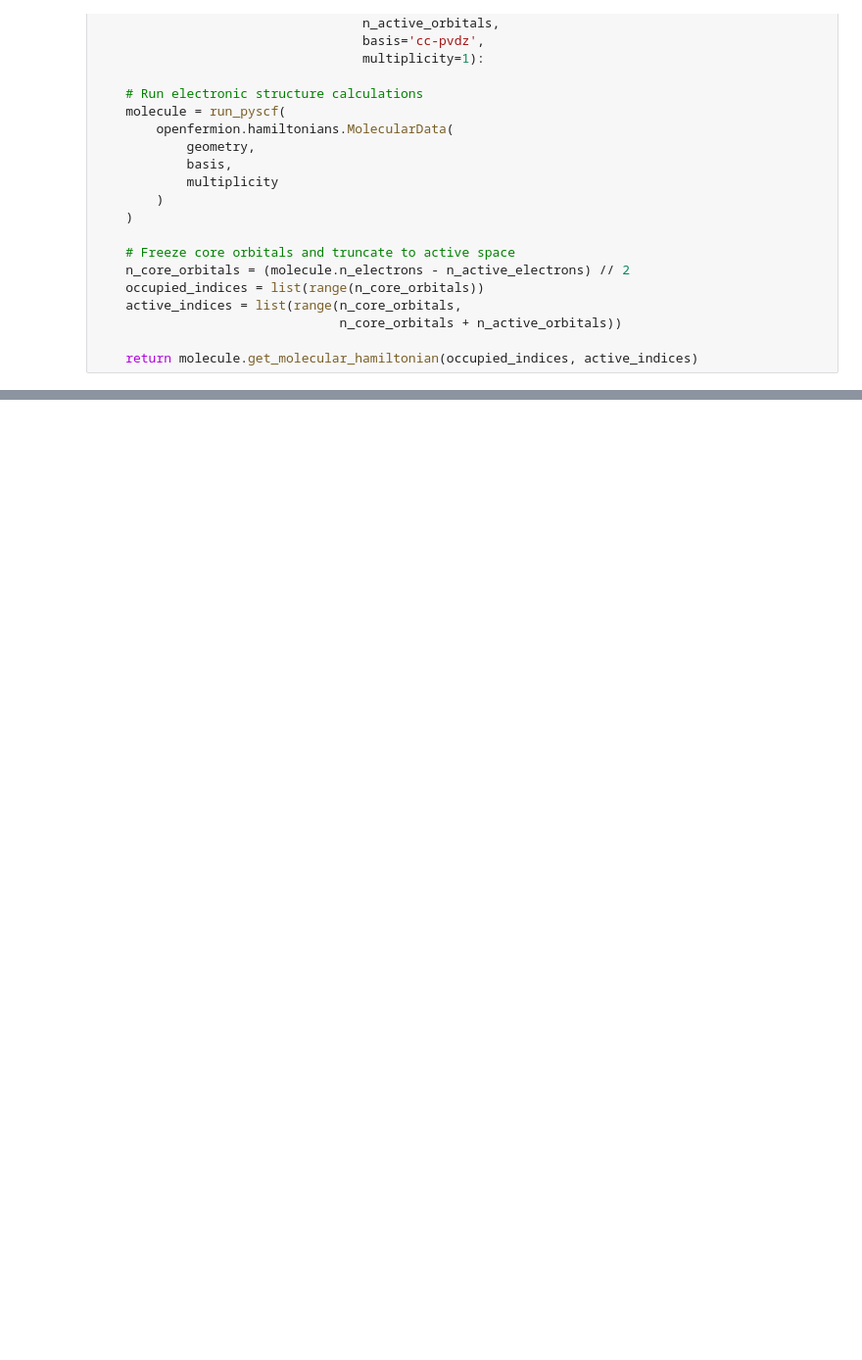
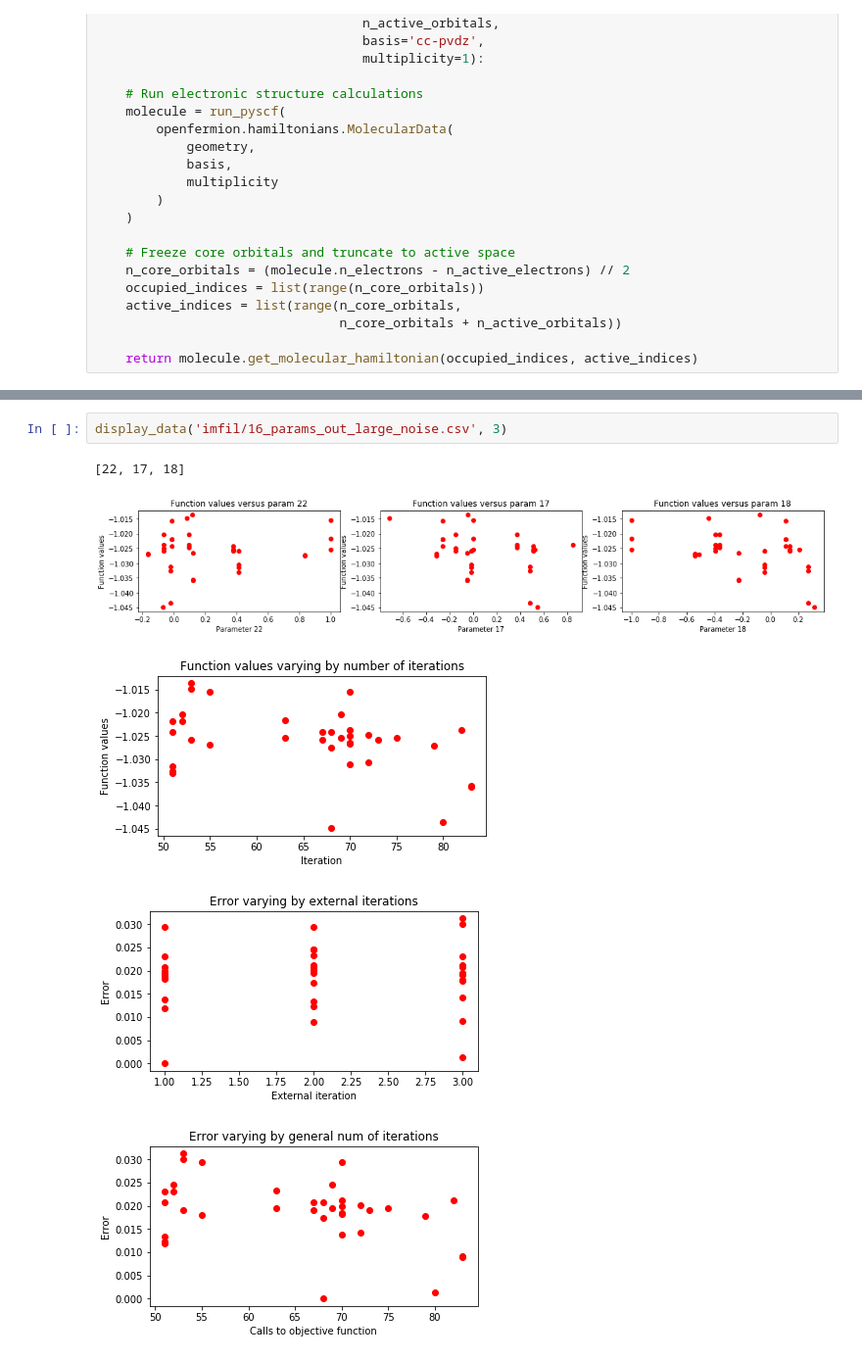
Before and after one commit to ana-tudor/Circuit_Notebooks, a Jupyter notebook: ipy_notebooks/test_16parameters_imfil.ipynb, the cells around one changed output, grey strips where cells are left out. Shown at 98% size. Drawn from its saved outputs; the diff is of its cells as text; blank space fills up the shorter version.

```diff
--- a/ipy_notebooks/test_16parameters_imfil.ipynb
+++ b/ipy_notebooks/test_16parameters_imfil.ipynb
@@ -263,0 +315,8 @@ display_data('imfil/16_params_out.csv', 3)
+# %%
+display_data('imfil/16_params_out_large_noise.csv', 3)
+# %% [output]
+[22, 17, 18]
+[figure, added]
+[figure, added]
+[figure, added]
+[figure, added]
```
Also changed, not shown: parts of 6 cells of this notebook, 2 other files.
